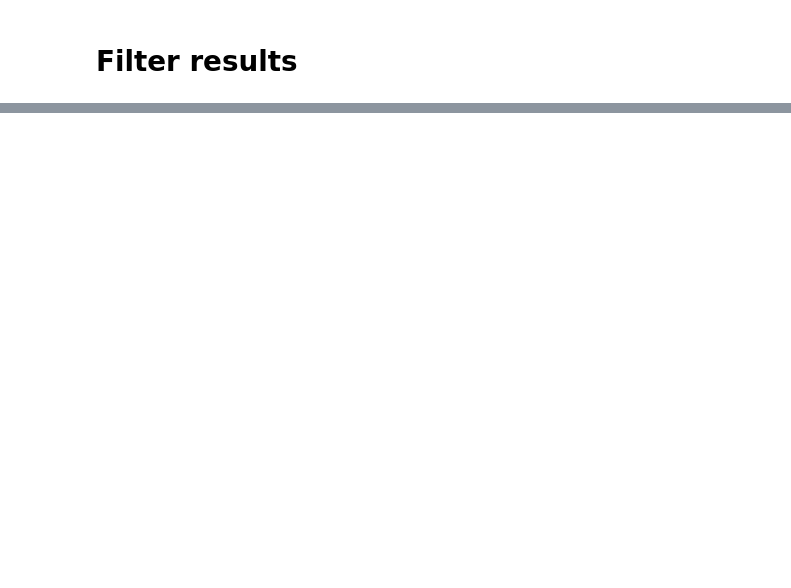
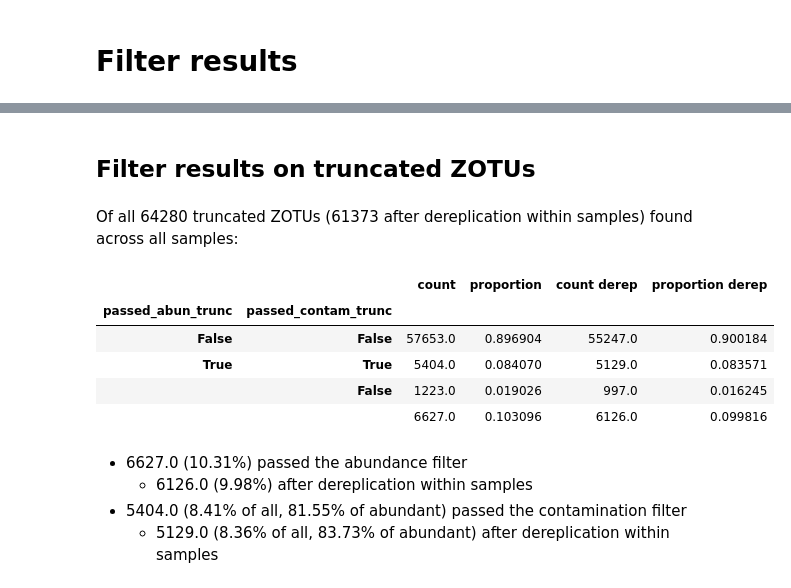
Before and after one commit to SethGG/mycodiversity-arise, a Jupyter notebook: 7_data_analysis.ipynb, the cells around one changed output, grey strips where cells are left out. Cells and saved outputs as stored; diff of their text form; code cells hidden in the pictures; blank space fills up the shorter version.

```diff
--- a/7_data_analysis.ipynb
+++ b/7_data_analysis.ipynb
@@ -161,0 +128,41 @@ Of the 1316 full length ZOTUs that do not pass truncation (<250bp):
+# %%
+# Filter results on truncated ZOTUs
+df_trunc_filter_counts = pd.DataFrame.join(
+    df_trunc.value_counts(subset=['passed_abun_trunc','passed_contam_trunc']),
+    df_trunc.value_counts(subset=['passed_abun_trunc','passed_contam_trunc'], normalize=True))
+df_trunc_filter_counts = df_trunc_filter_counts.join(
+    df_trunc_derep.value_counts(subset=['passed_abun_trunc','passed_contam_trunc']), rsuffix=" derep")
+df_trunc_filter_counts = df_trunc_filter_counts.join(
+    df_trunc_derep.value_counts(subset=['passed_abun_trunc','passed_contam_trunc'], normalize=True), rsuffix=" derep")
+df_trunc_filter_counts.loc[(True,""),:] = df_trunc_filter_counts.loc[(True, slice(None))][['count', 'proportion', 'count derep', 'proportion derep']].sum()
+display(md("## Filter results on truncated ZOTUs"))
+display(md(f"Of all {df_trunc.shape[0]} truncated ZOTUs ({df_trunc_derep.shape[0]} after dereplication within samples) found across all samples:"))
+display(df_trunc_filter_counts)
+
+num_passed_abun = df_trunc_filter_counts.loc[(True, '')]['count']
+prop_passed_abun = df_trunc_filter_counts.loc[(True, '')]['proportion']
+num_passed_abun_derep = df_trunc_filter_counts.loc[(True, '')]['count derep']
+prop_passed_abun_derep = df_trunc_filter_counts.loc[(True, '')]['proportion derep']
+num_passed_contam = df_trunc_filter_counts.loc[(True, True)]['count']
+prop_passed_contam = df_trunc_filter_counts.loc[(True, True)]['proportion']
+prop_passed_contam_abun = prop_passed_contam / prop_passed_abun
+num_passed_contam_derep = df_trunc_filter_counts.loc[(True, True)]['count derep']
+prop_passed_contam_derep = df_trunc_filter_counts.loc[(True, True)]['proportion derep']
+prop_passed_contam_abun_derep = prop_passed_contam_derep / prop_passed_abun_derep
+display(md(f"- {num_passed_abun} ({prop_passed_abun:.2%}) passed the abundance filter\n"
+           f"\t- {num_passed_abun_derep} ({prop_passed_abun_derep:.2%}) after dereplication within samples\n"
+           f"- {num_passed_contam} ({prop_passed_contam:.2%} of all, {prop_passed_contam_abun:.2%} of abundant) passed the contamination filter\n"
+           f"\t- {num_passed_contam_derep} ({prop_passed_contam_derep:.2%} of all, {prop_passed_contam_abun_derep:.2%} of abundant) after dereplication within samples"))
+# %% [output]
+## Filter results on truncated ZOTUs
+Of all 64280 truncated ZOTUs (61373 after dereplication within samples) found across all samples:
+|  |  | count | proportion | count derep | proportion derep |
+| passed_abun_trunc | passed_contam_trunc |  |  |  |  |
+| False | False | 57653.0 | 0.896904 | 55247.0 | 0.900184 |
+| True | True | 5404.0 | 0.084070 | 5129.0 | 0.083571 |
+|  | False | 1223.0 | 0.019026 | 997.0 | 0.016245 |
+|  |  | 6627.0 | 0.103096 | 6126.0 | 0.099816 |
+- 6627.0 (10.31%) passed the abundance filter
+	- 6126.0 (9.98%) after dereplication within samples
+- 5404.0 (8.41% of all, 81.55% of abundant) passed the contamination filter
+	- 5129.0 (8.36% of all, 83.73% of abundant) after dereplication within samples
```
Also changed, not shown: parts of 10 cells of this notebook.
